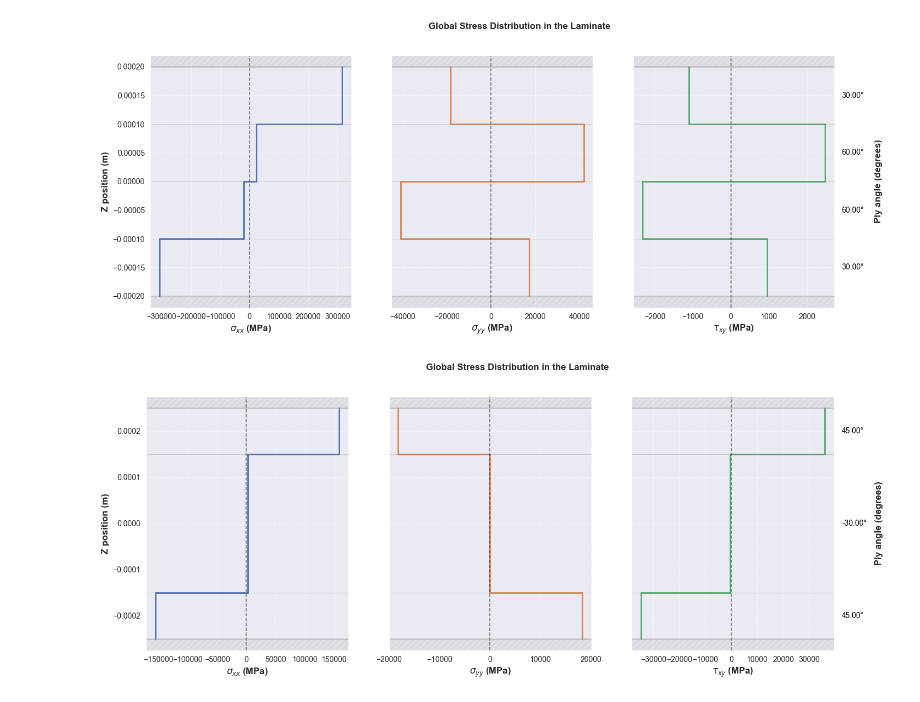
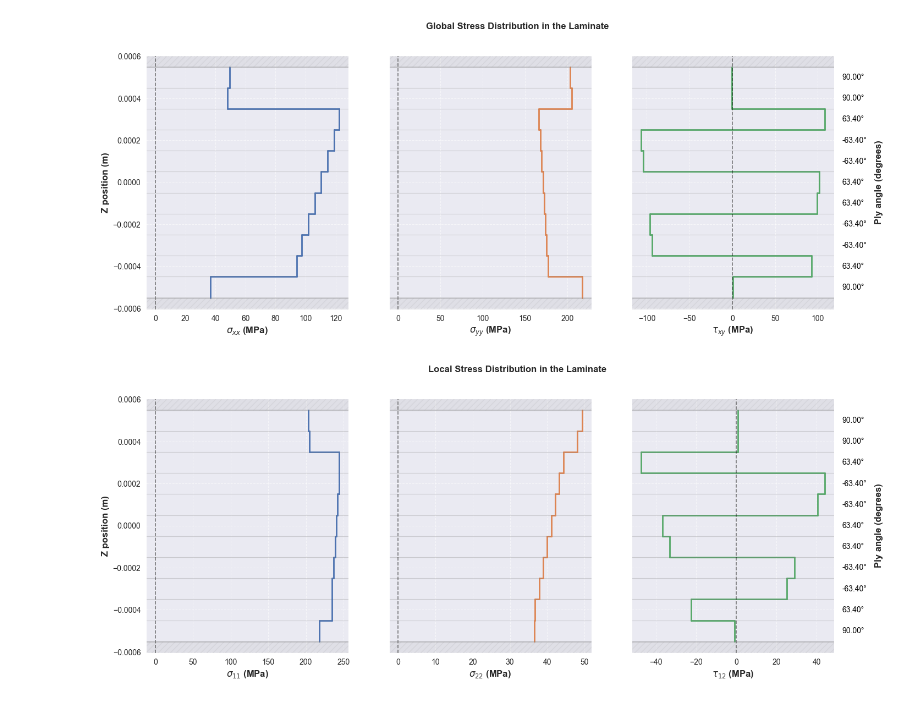
Before and after one commit to 1ckendall/Classical_Laminate_Theory, a Jupyter notebook: demonstration.ipynb, the cells around one changed output. Drawn from its saved outputs; the diff is of its cells as text; code cells hidden in the pictures.

```diff
--- a/demonstration.ipynb
+++ b/demonstration.ipynb
@@ -4,10 +4,10 @@ from classical_laminate_theory.failuremodels import TsaiHill
 from classical_laminate_theory.helpers import laminate_builder
 import numpy as np
 # %%
-failure_model = TsaiHill(100e6, 10e6, 30e6)
-L = laminate_builder("[30, 60]_s", 1e9, 0.1e9, 0.3e9, 0.4, 0.1e-3, failure_model, loading = np.array([1e6, 0, 0, 1e4, 0, 0]))
+ failure_model = TsaiHill(100e6, 10e6, 30e6)
+L = laminate_builder("[90, [+-63.4]_2s, 90, 90]", 1e9, 0.1e9, 0.3e9, 0.4, 0.1e-3, failure_model, loading = np.array([1e5, 2e5, 0, 0, 0, 0]))
 L.global_stress_graph
-L2.global_stress_graph
+L.local_stress_graph
 # %% [output]
-[figure, old version]
+[figure, new version]
-[figure, old version]
+[figure, new version]
```
Also changed, not shown: 2 other files.
